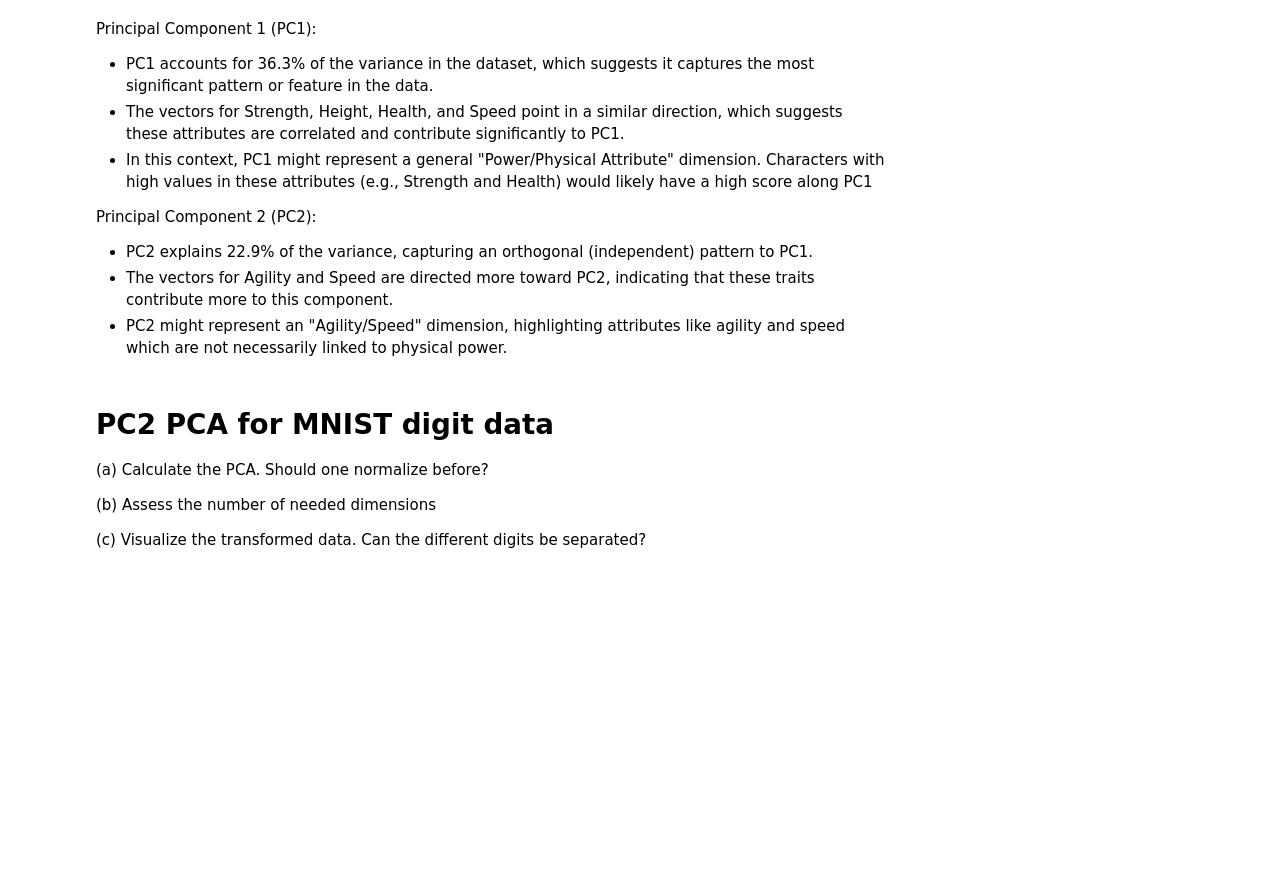
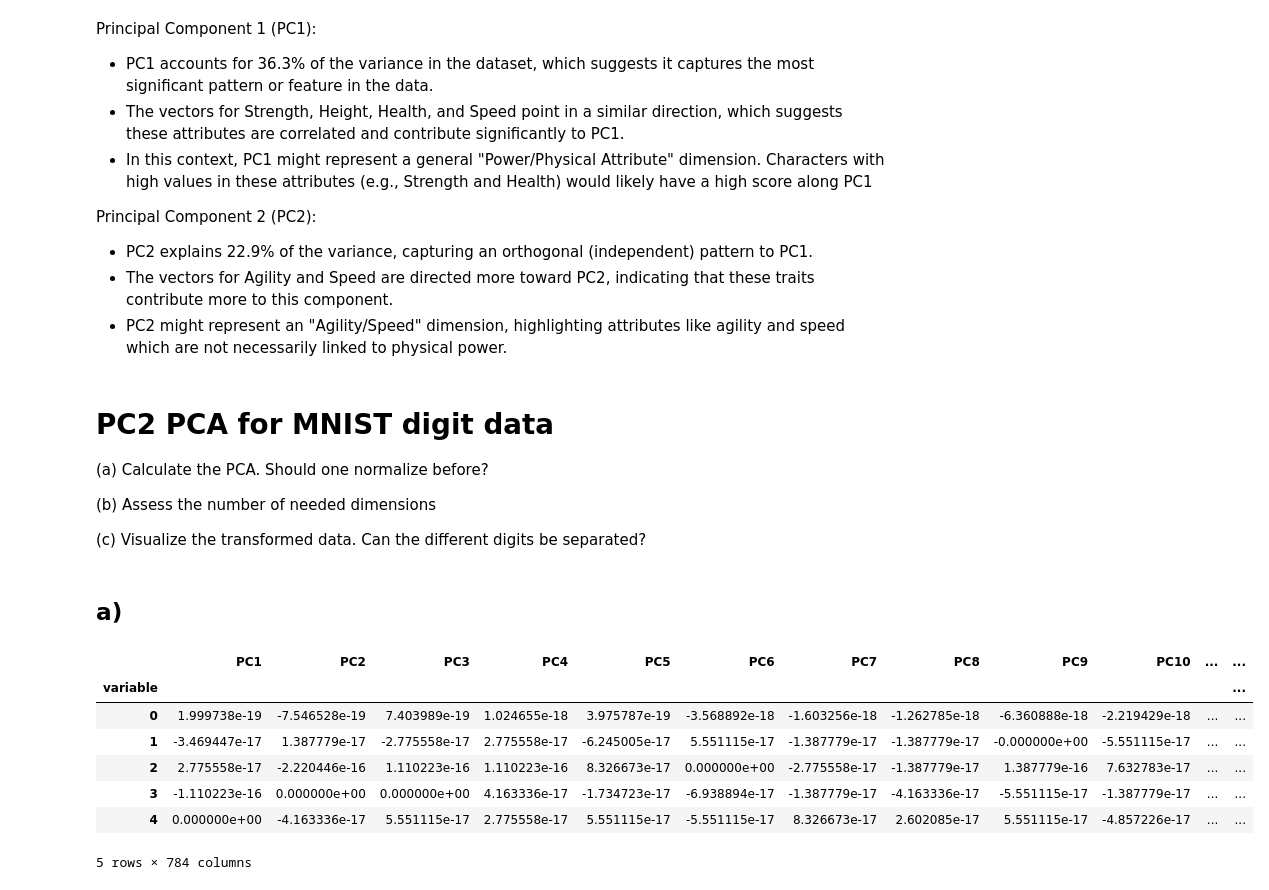
Before and after one commit to psiku/FHSalzburg-AnalyticsAndKnowledgeDiscovery, a Jupyter notebook: Lab3/PCA.ipynb, the cells around one changed output. Saved outputs shown, nothing was run; the diff lists cells and outputs as text; code cells hidden in the pictures; blank space fills up the shorter version.

```diff
--- a/Lab3/PCA.ipynb
+++ b/Lab3/PCA.ipynb
@@ -304,3 +304,22 @@ Principal Component 2 (PC2):
 (b) Assess the number of needed dimensions
 
 (c) Visualize the transformed data. Can the different digits be separated?
+# %% [markdown]
+## a)
+# %%
+# loading the Mnist dataset
+minst_df = pd.read_csv('MnistN1000.csv', delimiter=',', header=None)
+minst_df.head()
+
+# print the table of principal components without standarization
+pca_table = print_table_of_principal_components(minst_df)
+pca_table.head()
+# %% [output]
+|  | PC1 | PC2 | PC3 | PC4 | PC5 | PC6 | PC7 | PC8 | PC9 | PC10 | ... | ... |
+| variable |  |  |  |  |  |  |  |  |  |  |  | ... |
+| 0 | 1.999738e-19 | -7.546528e-19 | 7.403989e-19 | 1.024655e-18 | 3.975787e-19 | -3.568892e-18 | -1.603256e-18 | -1.262785e-18 | -6.360888e-18 | -2.219429e-18 | ... | ... |
+| 1 | -3.469447e-17 | 1.387779e-17 | -2.775558e-17 | 2.775558e-17 | -6.245005e-17 | 5.551115e-17 | -1.387779e-17 | -1.387779e-17 | -0.000000e+00 | -5.551115e-17 | ... | ... |
+| 2 | 2.775558e-17 | -2.220446e-16 | 1.110223e-16 | 1.110223e-16 | 8.326673e-17 | 0.000000e+00 | -2.775558e-17 | -1.387779e-17 | 1.387779e-16 | 7.632783e-17 | ... | ... |
+| 3 | -1.110223e-16 | 0.000000e+00 | 0.000000e+00 | 4.163336e-17 | -1.734723e-17 | -6.938894e-17 | -1.387779e-17 | -4.163336e-17 | -5.551115e-17 | -1.387779e-17 | ... | ... |
+| 4 | 0.000000e+00 | -4.163336e-17 | 5.551115e-17 | 2.775558e-17 | 5.551115e-17 | -5.551115e-17 | 8.326673e-17 | 2.602085e-17 | 5.551115e-17 | -4.857226e-17 | ... | ... |
+5 rows × 784 columns
```
Also changed, not shown: parts of 6 cells of this notebook, 2 other files.
